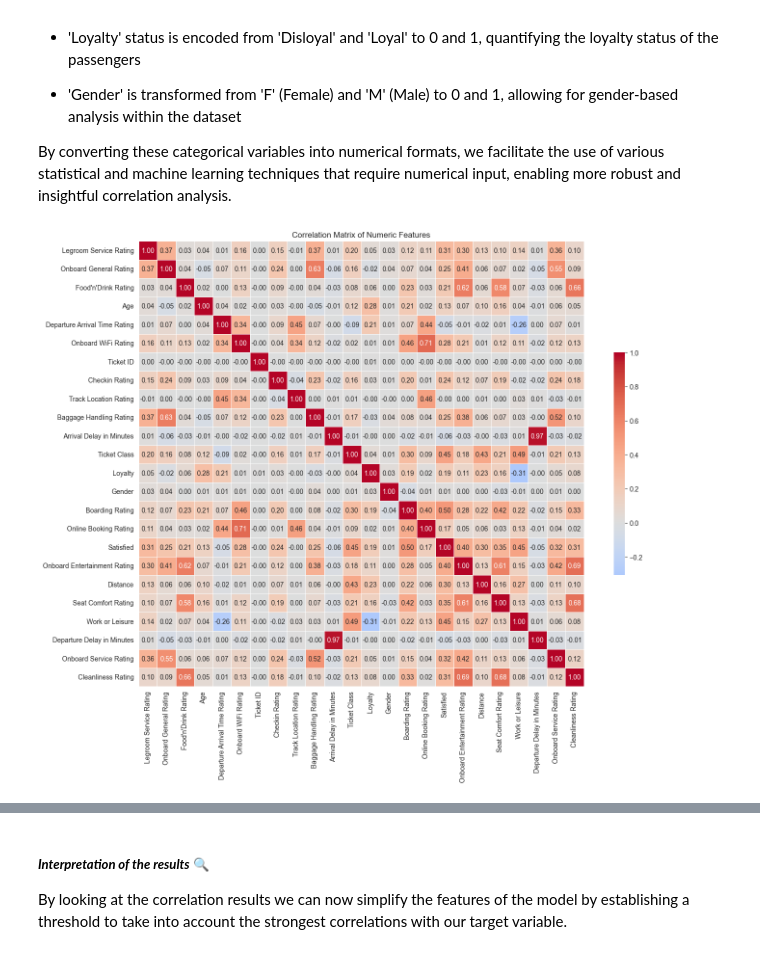
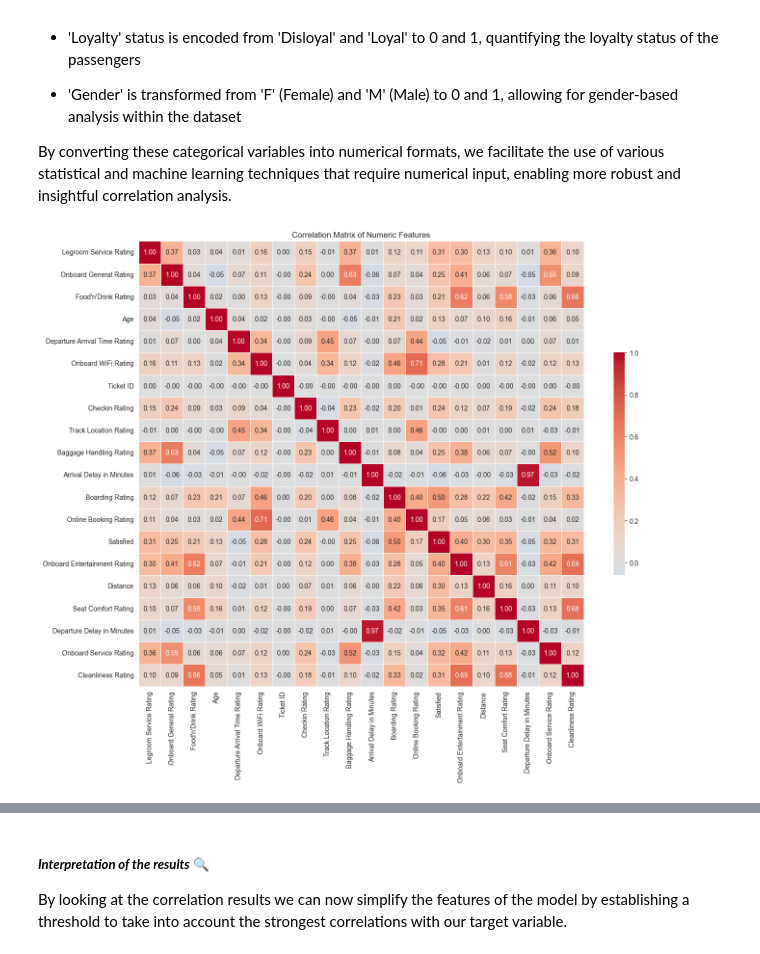
Before and after one commit to Chargent/Trains-Customers-Satisfaction-Machine-Learning-Project, a Jupyter notebook: main.ipynb, the cells around one changed output, grey strips where cells are left out. Drawn from its saved outputs; the diff is of its cells as text; code cells hidden in the pictures.

```diff
--- a/main.ipynb
+++ b/main.ipynb
@@ -321,10 +321,3 @@ In this part before computing any correlation analysis, we encode the categorica
 - 'Gender' is transformed from 'F' (Female) and 'M' (Male) to 0 and 1, allowing for gender-based analysis within the dataset
 
 By converting these categorical variables into numerical formats, we facilitate the use of various statistical and machine learning techniques that require numerical input, enabling more robust and insightful correlation analysis.
-# %%
-# Convert categorical variables to numerical
-trains_correlation['Satisfied'] = trains_correlation['Satisfied'].map({'N': 0, 'Y': 1})
-trains_correlation['Ticket Class'] = trains_correlation['Ticket Class'].map({'Smart': 0, 'Economy': 1, 'Premium': 2})
-trains_correlation['Work or Leisure'] = trains_correlation['Work or Leisure'].map({'leisure': 0, 'work': 1})
-trains_correlation['Loyalty'] = trains_correlation['Loyalty'].map({'Disloyal': 0, 'Loyal': 1})
-trains_correlation['Gender'] = trains_correlation['Gender'].map({'F': 0, 'M': 1})
@@ -331,20 +327,21 @@ trains_correlation['Gender'] = trains_correlation['Gender'].map({'F': 0, 'M': 1}
 # %%
 # Selecing only numeric columns for the correlation matrix
 numeric_cols = trains_correlation.select_dtypes(include=[np.number]).columns
+category_cols = trains_correlation.select_dtypes(include=['object']).columns
 trains_df_numeric = trains_correlation[numeric_cols]
 
 # Computing the correlation matrix for numeric columns
 correlation_matrix = trains_df_numeric.corr()
 f, ax = plt.subplots(figsize=(16, 12))
 
 # Heatmap
 sns.heatmap(correlation_matrix, cmap='coolwarm', vmax=1, center=0,
             square=True, linewidths=.5, cbar_kws={"shrink": .5}, annot=True, fmt=".2f")
 
 plt.title('Correlation Matrix of Numeric Features')
 plt.show()
 # %% [output]
-[figure, old version]
+[figure, new version]
 # %%
 # Correlation with target variable
 correlations_with_target = correlation_matrix['Satisfied'].sort_values(ascending=False)
```
Also changed, not shown: parts of 20 cells of this notebook.
